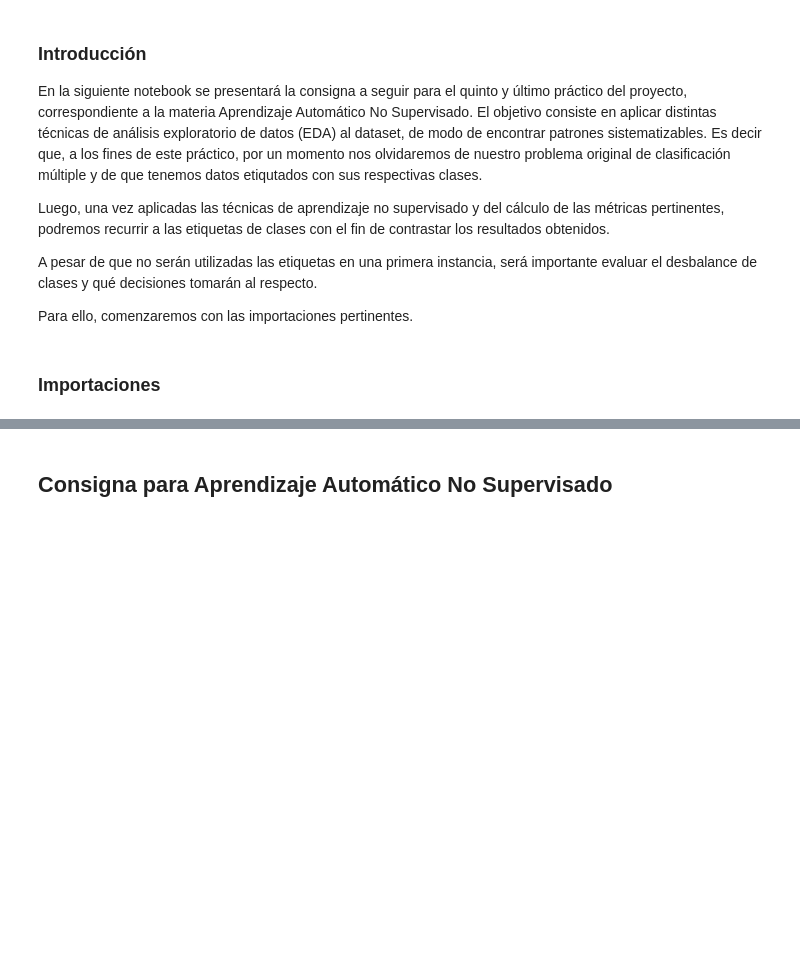
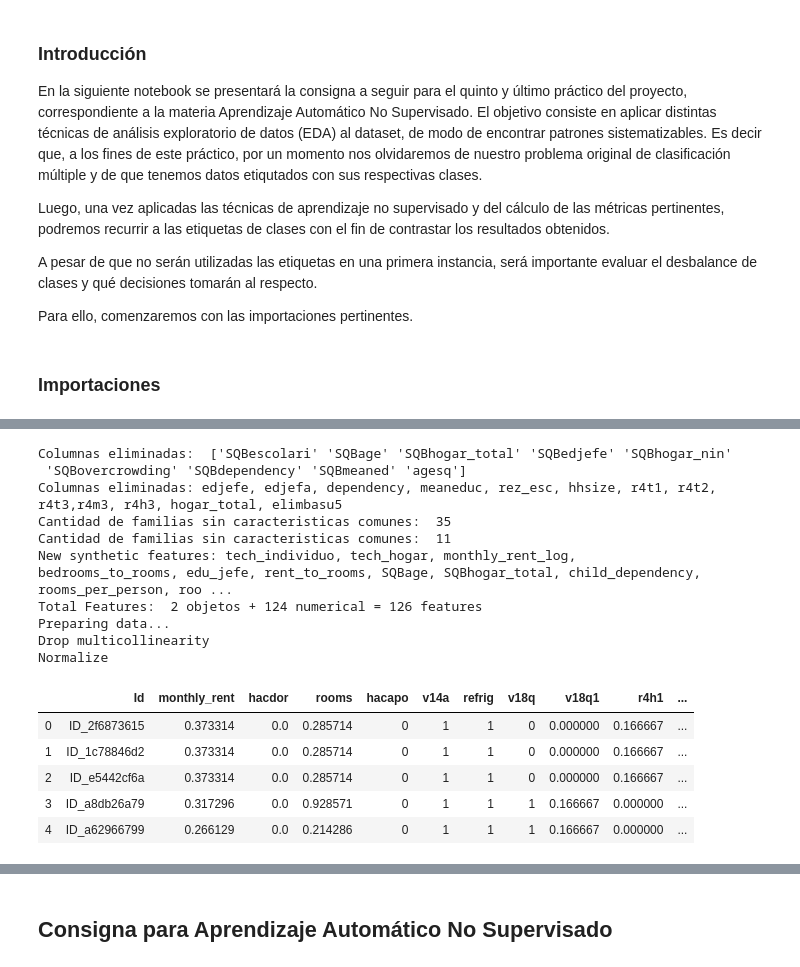
Before and after one commit to solujan/DiploDatos2019, a Jupyter notebook: ProyectoPobrezaCostaRica/5- Pobreza en Costa Rica - Aprendizaje No Supervisado.ipynb, the cells around one changed output, grey strips where cells are left out. Cells and saved outputs as stored; diff of their text form; code cells hidden in the pictures; blank space fills up the shorter version.

```diff
--- a/ProyectoPobrezaCostaRica/5- Pobreza en Costa Rica - Aprendizaje No Supervisado.ipynb
+++ b/ProyectoPobrezaCostaRica/5- Pobreza en Costa Rica - Aprendizaje No Supervisado.ipynb
@@ -53,0 +53,24 @@ Using TensorFlow backend.
+# %%
+import importlib
+importlib.reload(clean)
+_ds_test = pd.read_csv('https://raw.githubusercontent.com/jbergamasco/DiploDatos2019/master/ProyectoPobrezaCostaRica/DatasetPobCR_Test.csv')
+test_clean_ds = clean.clean(_ds_test, False)
+X_val, columns = clean.prepare_data(test_clean_ds)
+X_val.head()
+# %% [output]
+Columnas eliminadas:  ['SQBescolari' 'SQBage' 'SQBhogar_total' 'SQBedjefe' 'SQBhogar_nin'
+ 'SQBovercrowding' 'SQBdependency' 'SQBmeaned' 'agesq']
+Columnas eliminadas: edjefe, edjefa, dependency, meaneduc, rez_esc, hhsize, r4t1, r4t2, r4t3,r4m3, r4h3, hogar_total, elimbasu5
+Cantidad de familias sin caracteristicas comunes:  35
+Cantidad de familias sin caracteristicas comunes:  11
+New synthetic features: tech_individuo, tech_hogar, monthly_rent_log,             bedrooms_to_rooms, edu_jefe, rent_to_rooms, SQBage, SQBhogar_total, child_dependency,            rooms_per_person, roo ...
+Total Features:  2 objetos + 124 numerical = 126 features
+Preparing data...
+Drop multicollinearity
+Normalize
+|  | Id | monthly_rent | hacdor | rooms | hacapo | v14a | refrig | v18q | v18q1 | r4h1 | ... |
+| 0 | ID_2f6873615 | 0.373314 | 0.0 | 0.285714 | 0 | 1 | 1 | 0 | 0.000000 | 0.166667 | ... |
+| 1 | ID_1c78846d2 | 0.373314 | 0.0 | 0.285714 | 0 | 1 | 1 | 0 | 0.000000 | 0.166667 | ... |
+| 2 | ID_e5442cf6a | 0.373314 | 0.0 | 0.285714 | 0 | 1 | 1 | 0 | 0.000000 | 0.166667 | ... |
+| 3 | ID_a8db26a79 | 0.317296 | 0.0 | 0.928571 | 0 | 1 | 1 | 1 | 0.166667 | 0.000000 | ... |
+| 4 | ID_a62966799 | 0.266129 | 0.0 | 0.214286 | 0 | 1 | 1 | 1 | 0.166667 | 0.000000 | ... |
```
Also changed, not shown: parts of 2 cells of this notebook, 3 other files.
